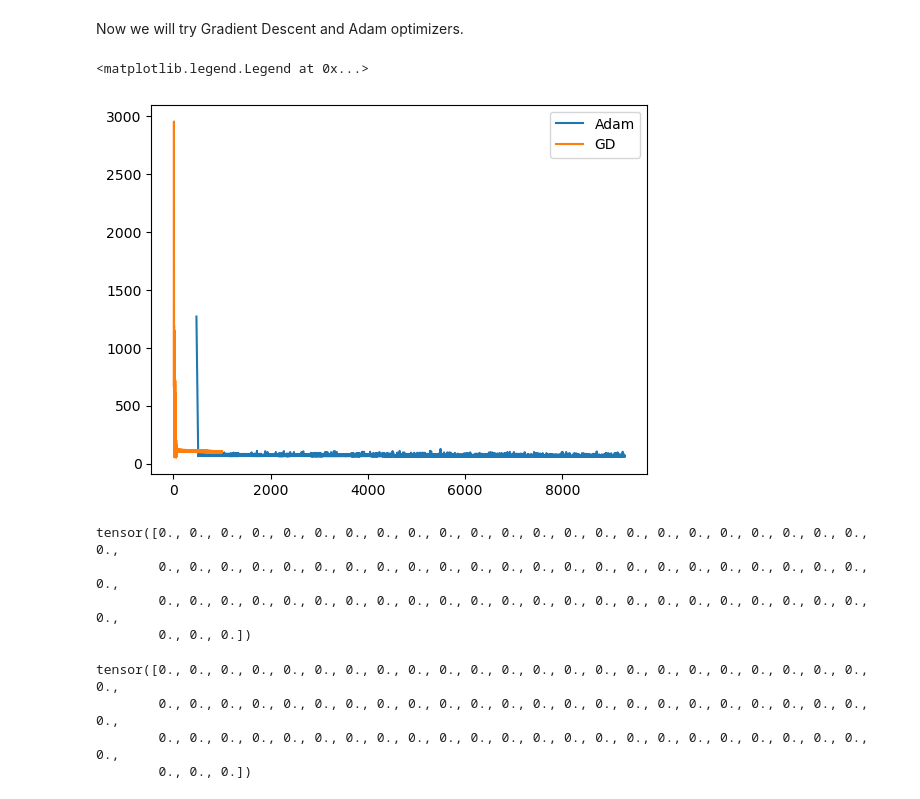
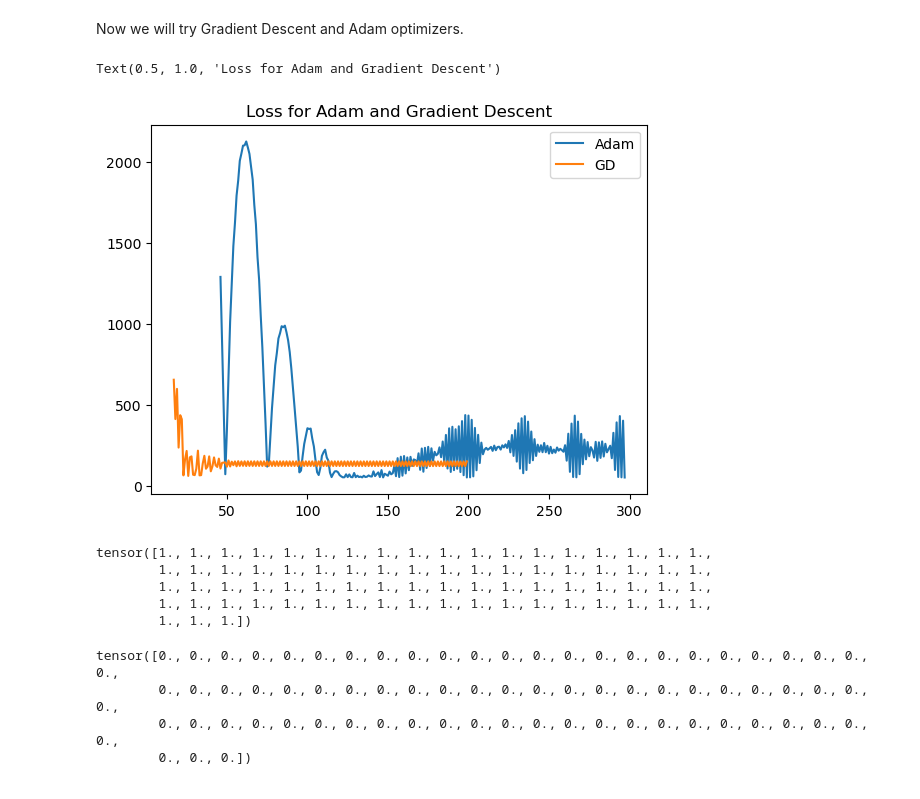
Before and after one commit to ellisterling/enso-predictor, a Jupyter notebook: testing.ipynb, the cells around one changed output. Cells and saved outputs as stored; diff of their text form; code cells hidden in the pictures.

```diff
--- a/testing.ipynb
+++ b/testing.ipynb
@@ -306,10 +308,10 @@ Now we will try Gradient Descent and Adam optimizers.
 # %%
 GD = GradientDescentOptimizer()
 GD_loss = []
-for t in range(1000):
+for t in range(200):
     loss = GD.loss(X, y)
     GD_loss.append(loss)
-    GD.step(X, y, 0.001, 0.8)
+    GD.step(X, y, 0.001, 0.6)
 # %%
 newton = NewtonOptimizer()
 newton_loss = []
@@ -318,26 +320,28 @@ adam = AdamOptimizer()
 adam_loss = []
 t = 1
 loss = torch.inf
-while loss>=59 or torch.isnan(loss):
+while loss>=50 or torch.isnan(loss):
     loss = adam.loss(X, y)
     adam_loss.append(loss)
-    adam.step(X, y, 10, 0.001, 0.0, 0.0, t)
+    adam.step(X, y, 10, 0.01, 0.9, 0.999, t)
     t+=1
 # %%
 fig, ax = plt.subplots()
 ax.plot(adam_loss, label="Adam")
 ax.plot(GD_loss, label="GD")
 ax.legend()
+ax.set_title("Loss for Adam and Gradient Descent")
 # %% [output]
-<matplotlib.legend.Legend at 0x...>
+Text(0.5, 1.0, 'Loss for Adam and Gradient Descent')
-[figure, old version]
+[figure, new version]
 # %%
 adam.predict(X)
 # %% [output]
-tensor([0., 0., 0., 0., 0., 0., 0., 0., 0., 0., 0., 0., 0., 0., 0., 0., 0., 0., 0., 0., 0., 0., 0., 0.,
-        0., 0., 0., 0., 0., 0., 0., 0., 0., 0., 0., 0., 0., 0., 0., 0., 0., 0., 0., 0., 0., 0., 0., 0.,
-        0., 0., 0., 0., 0., 0., 0., 0., 0., 0., 0., 0., 0., 0., 0., 0., 0., 0., 0., 0., 0., 0., 0., 0.,
-        0., 0., 0.])
+tensor([1., 1., 1., 1., 1., 1., 1., 1., 1., 1., 1., 1., 1., 1., 1., 1., 1., 1.,
+        1., 1., 1., 1., 1., 1., 1., 1., 1., 1., 1., 1., 1., 1., 1., 1., 1., 1.,
+        1., 1., 1., 1., 1., 1., 1., 1., 1., 1., 1., 1., 1., 1., 1., 1., 1., 1.,
+        1., 1., 1., 1., 1., 1., 1., 1., 1., 1., 1., 1., 1., 1., 1., 1., 1., 1.,
+        1., 1., 1.])
 # %%
 GD.predict(X)
 # %% [output]
```
Also changed, not shown: parts of 14 cells of this notebook.
